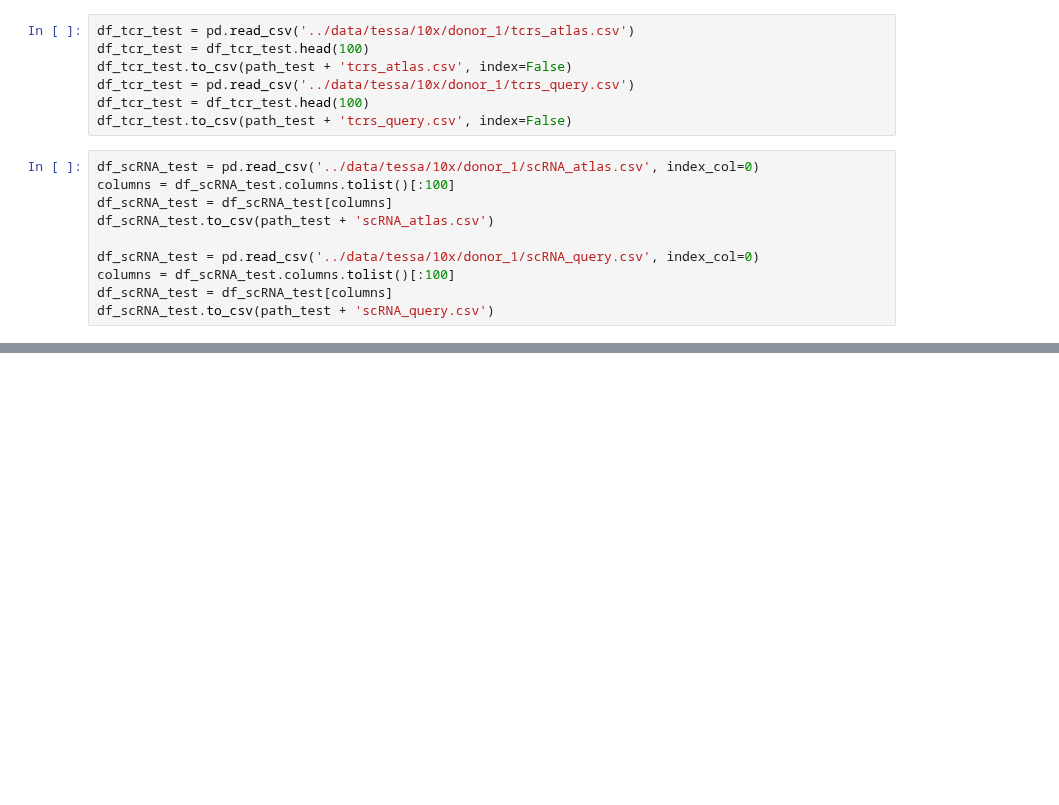
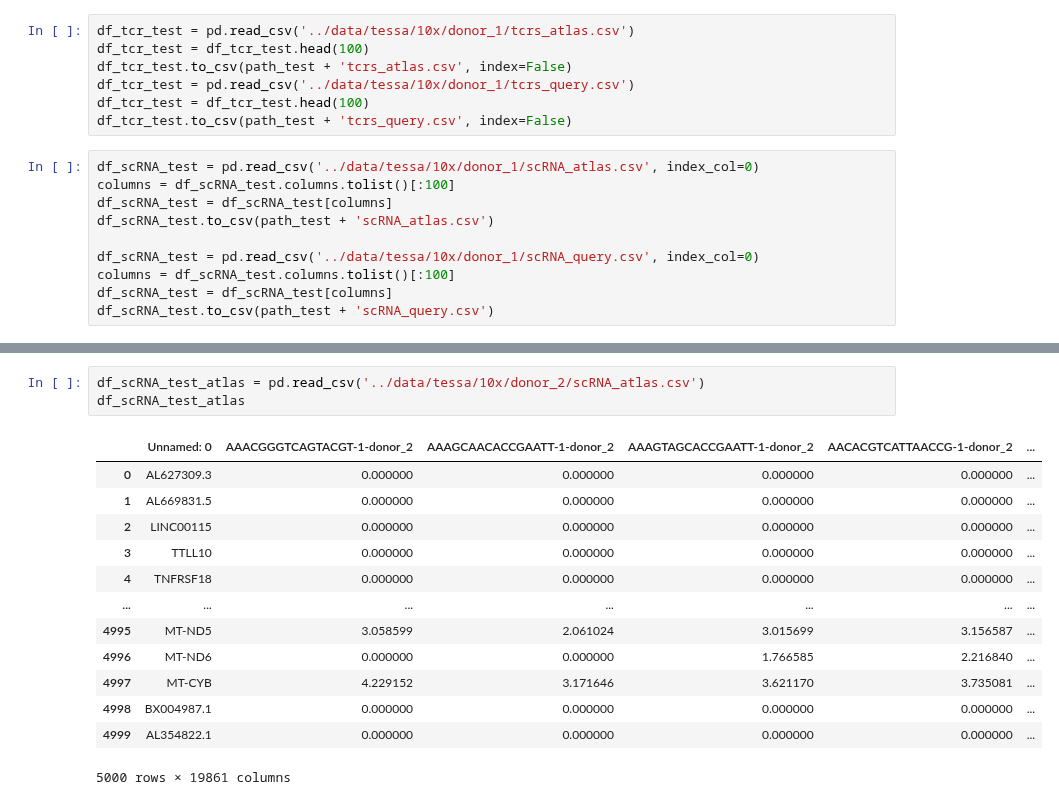
Before and after one commit to SchubertLab/mvTCR, a Jupyter notebook: baseline/DataPreparation_Tessa.ipynb, the cells around one changed output, grey strips where cells are left out. Cells and saved outputs as stored; diff of their text form; blank space fills up the shorter version.

```diff
--- a/baseline/DataPreparation_Tessa.ipynb
+++ b/baseline/DataPreparation_Tessa.ipynb
@@ -102,0 +135,17 @@ df_scRNA_test.to_csv(path_test + 'scRNA_query.csv')
+# %%
+df_scRNA_test_atlas = pd.read_csv('../data/tessa/10x/donor_2/scRNA_atlas.csv')
+df_scRNA_test_atlas
+# %% [output]
+|  | Unnamed: 0 | AAACGGGTCAGTACGT-1-donor_2 | AAAGCAACACCGAATT-1-donor_2 | AAAGTAGCACCGAATT-1-donor_2 | AACACGTCATTAACCG-1-donor_2 | ... |
+| 0 | AL627309.3 | 0.000000 | 0.000000 | 0.000000 | 0.000000 | ... |
+| 1 | AL669831.5 | 0.000000 | 0.000000 | 0.000000 | 0.000000 | ... |
+| 2 | LINC00115 | 0.000000 | 0.000000 | 0.000000 | 0.000000 | ... |
+| 3 | TTLL10 | 0.000000 | 0.000000 | 0.000000 | 0.000000 | ... |
+| 4 | TNFRSF18 | 0.000000 | 0.000000 | 0.000000 | 0.000000 | ... |
+| ... | ... | ... | ... | ... | ... | ... |
+| 4995 | MT-ND5 | 3.058599 | 2.061024 | 3.015699 | 3.156587 | ... |
+| 4996 | MT-ND6 | 0.000000 | 0.000000 | 1.766585 | 2.216840 | ... |
+| 4997 | MT-CYB | 4.229152 | 3.171646 | 3.621170 | 3.735081 | ... |
+| 4998 | BX004987.1 | 0.000000 | 0.000000 | 0.000000 | 0.000000 | ... |
+| 4999 | AL354822.1 | 0.000000 | 0.000000 | 0.000000 | 0.000000 | ... |
+5000 rows × 19861 columns
```
Also changed, not shown: parts of 5 cells of this notebook, 1 other file.
